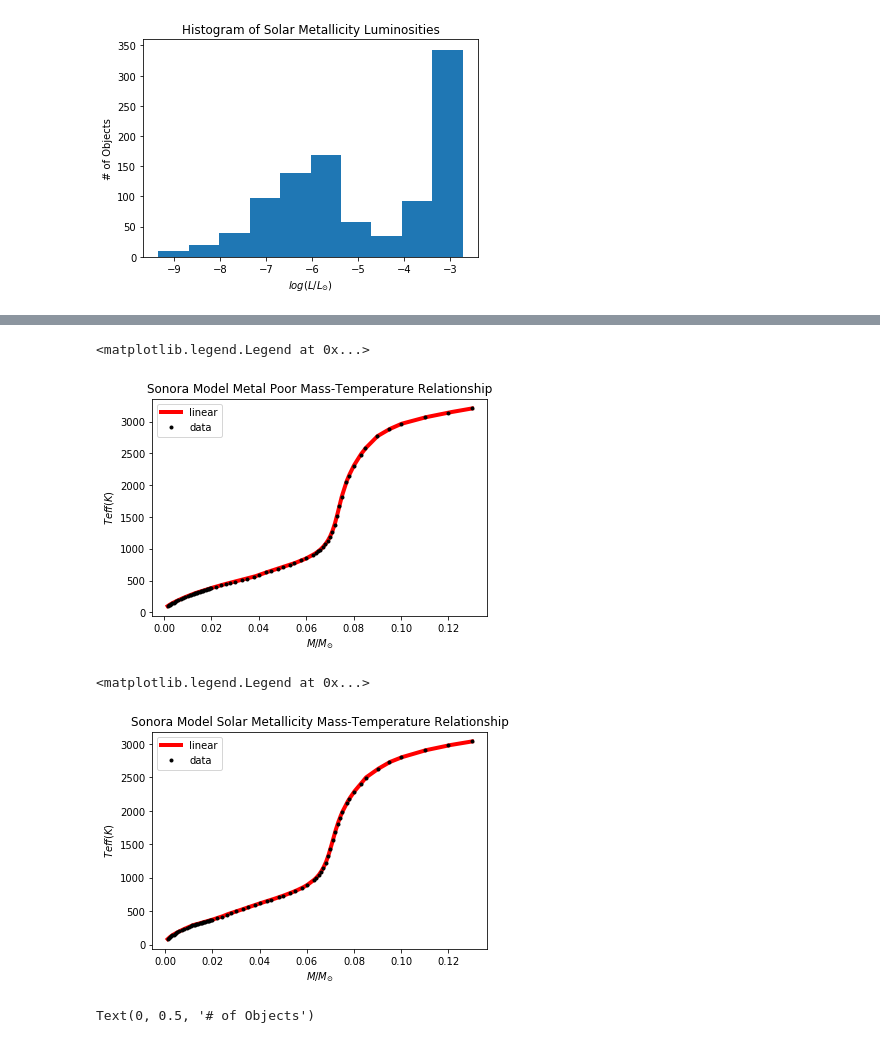
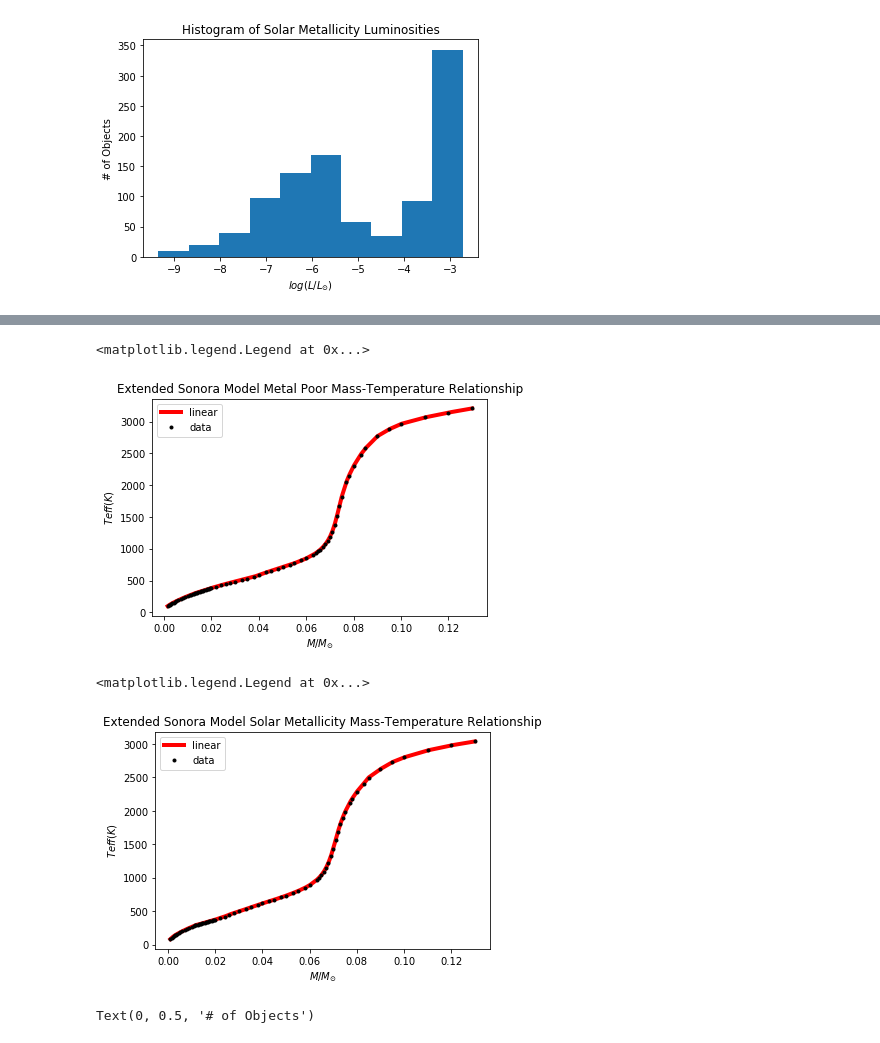
Before and after one commit to dhilligo/BDwarfLumFunction, a Jupyter notebook: GCNS Table Analysis.ipynb, the cells around one changed output, grey strips where cells are left out. Cells and saved outputs as stored; diff of their text form; code cells hidden in the pictures.

```diff
--- a/GCNS Table Analysis.ipynb
+++ b/GCNS Table Analysis.ipynb
@@ -666,13 +642,13 @@ f2=interpolate.interp1d(metal_poor_model['M/Msun'],(metal_poor_model['Teff(K)'])
 # %%
 plt.plot(masses,f2(masses),'-',label='linear',c='r',lw=4)
 plt.plot(metal_poor_model['M/Msun'],metal_poor_model['Teff(K)'],'.',label='data',lw=8,c='black')
 plt.xlabel(r"$M/M_{\odot}$")
 plt.ylabel("$Teff (K)$")
-plt.title("Sonora Model Metal Poor Mass-Temperature Relationship")
+plt.title("Extended Sonora Model Metal Poor Mass-Temperature Relationship")
 plt.legend(loc='best')
 # %% [output]
 <matplotlib.legend.Legend at 0x...>
-[figure, old version]
+[figure, new version]
 # %%
 f3=interpolate.interp1d(solar_metallicity_model['M/Msun'],(solar_metallicity_model['Teff(K)']),kind='linear')
 # %%
@@ -680,11 +656,11 @@ plt.plot(masses1,f3(masses1),'-',label='linear',c='r',lw=4)
 plt.plot(solar_metallicity_model['M/Msun'],solar_metallicity_model['Teff(K)'],'.',label='data',lw=3,c='black')
 plt.xlabel(r"$M/M_{\odot}$")
 plt.ylabel("$Teff (K)$")
-plt.title("Sonora Model Solar Metallicity Mass-Temperature Relationship")
+plt.title("Extended Sonora Model Solar Metallicity Mass-Temperature Relationship")
 plt.legend(loc='best')
 # %% [output]
 <matplotlib.legend.Legend at 0x...>
-[figure, old version]
+[figure, new version]
 # %%
 plt.hist(f2(masses))
 plt.title("Histogram of Metal Poor Temperatures")
```
Also changed, not shown: parts of 4 cells of this notebook.
